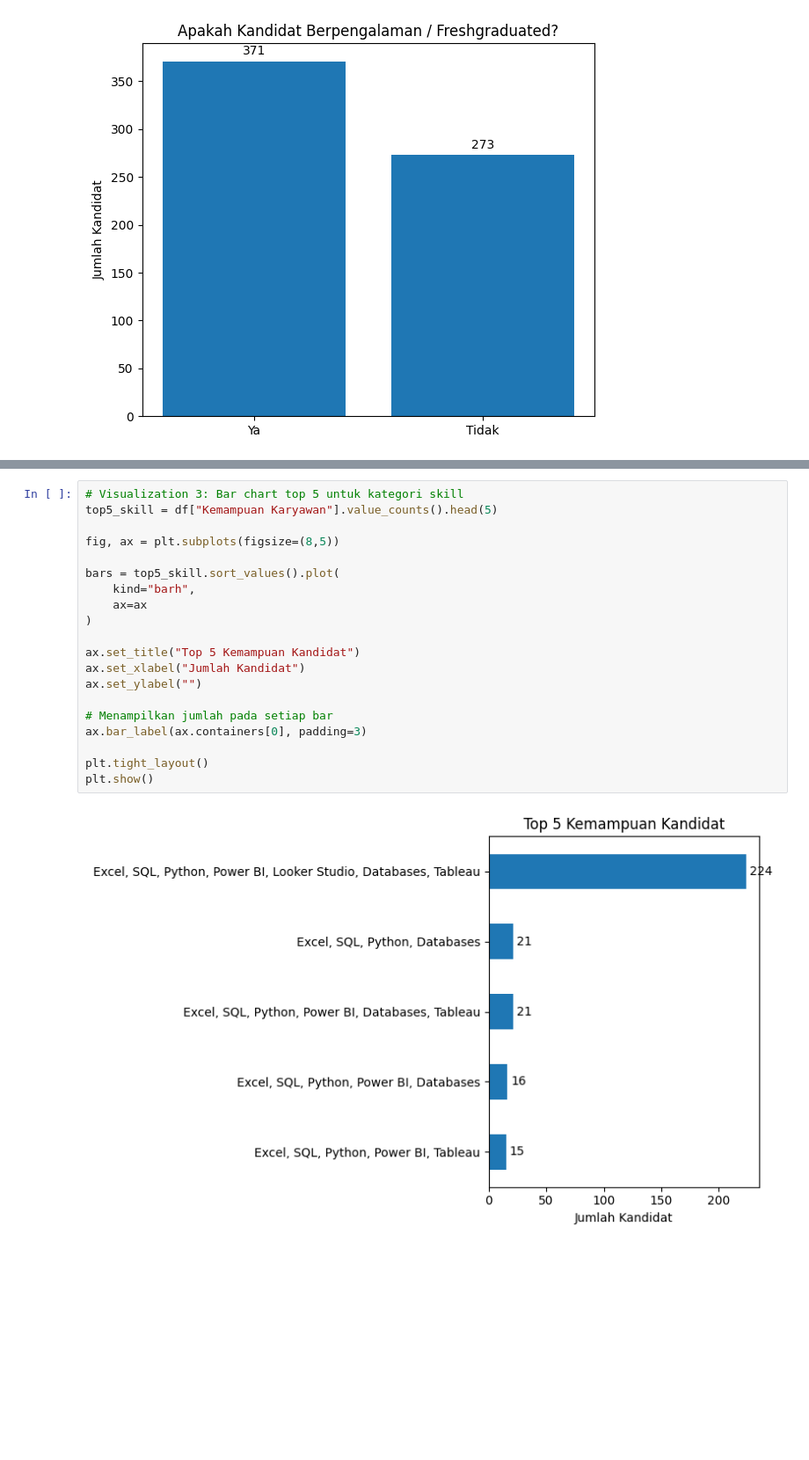
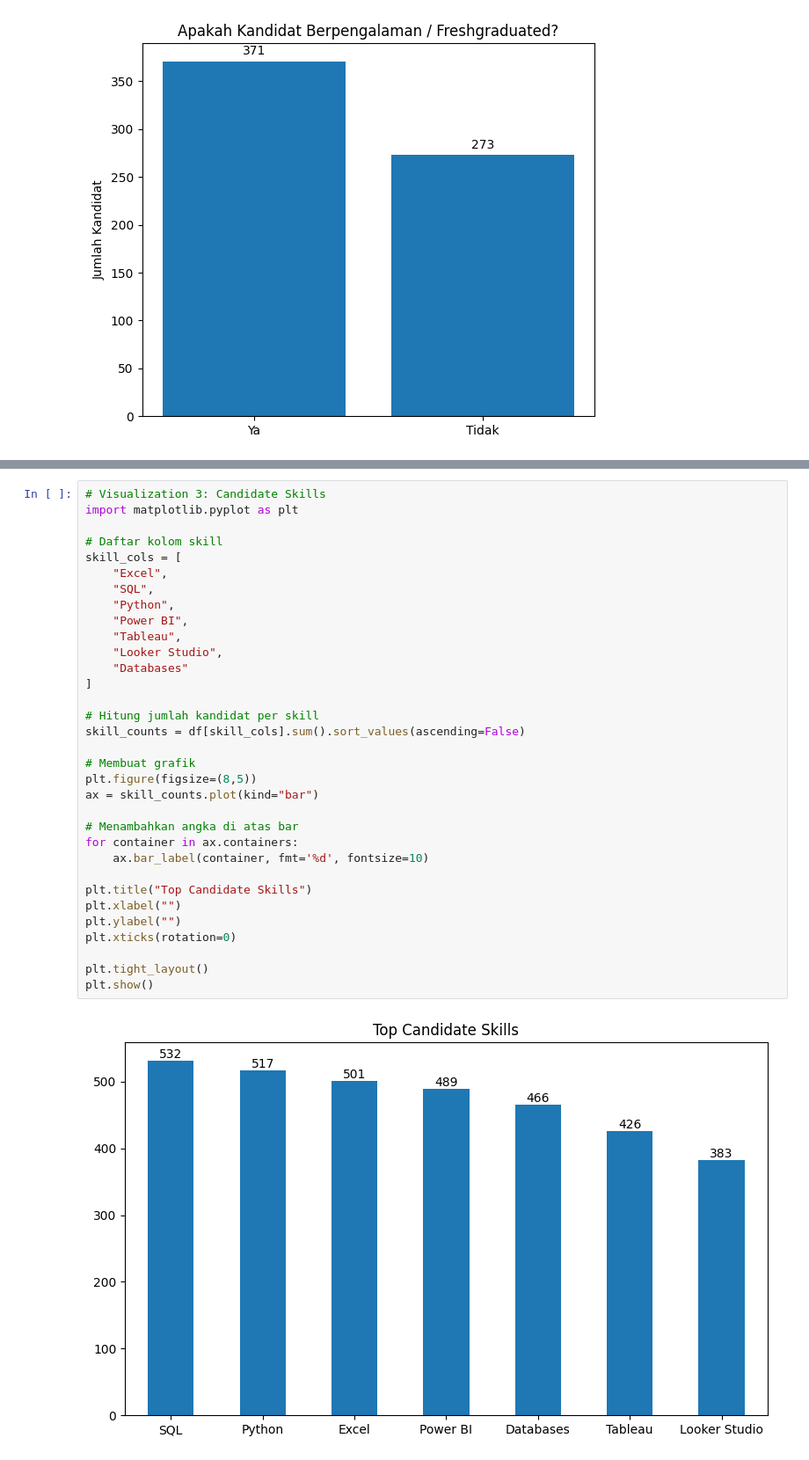
Before and after one commit to nura0201/Project-Recruitment-Analytics-Energy-Mining, a Jupyter notebook: Notebook/ExploratoryDataAnalysis.ipynb, the cells around one changed output, grey strips where cells are left out. Shown at 88% size. Saved outputs shown, nothing was run; the diff lists cells and outputs as text; blank space fills up the shorter version.

```diff
--- a/Notebook/ExploratoryDataAnalysis.ipynb
+++ b/Notebook/ExploratoryDataAnalysis.ipynb
@@ -184,23 +168,36 @@ plt.show()
-# %%
-# Visualization 3: Bar chart top 5 untuk kategori skill
-top5_skill = df["Kemampuan Karyawan"].value_counts().head(5)
-
-fig, ax = plt.subplots(figsize=(8,5))
-
-bars = top5_skill.sort_values().plot(
-    kind="barh",
-    ax=ax
-)
-
-ax.set_title("Top 5 Kemampuan Kandidat")
-ax.set_xlabel("Jumlah Kandidat")
-ax.set_ylabel("")
-
-# Menampilkan jumlah pada setiap bar
-ax.bar_label(ax.containers[0], padding=3)
-
-plt.tight_layout()
-plt.show()
-# %% [output]
-[figure, removed]
+# %%
+# Visualization 3: Candidate Skills
+import matplotlib.pyplot as plt
+
+# Daftar kolom skill
+skill_cols = [
+    "Excel",
+    "SQL",
+    "Python",
+    "Power BI",
+    "Tableau",
+    "Looker Studio",
+    "Databases"
+]
+
+# Hitung jumlah kandidat per skill
+skill_counts = df[skill_cols].sum().sort_values(ascending=False)
+
+# Membuat grafik
+plt.figure(figsize=(8,5))
+ax = skill_counts.plot(kind="bar")
+
+# Menambahkan angka di atas bar
+for container in ax.containers:
+    ax.bar_label(container, fmt='%d', fontsize=10)
+
+plt.title("Top Candidate Skills")
+plt.xlabel("")
+plt.ylabel("")
+plt.xticks(rotation=0)
+
+plt.tight_layout()
+plt.show()
+# %% [output]
+[figure, added]
 # %%
```
Also changed, not shown: parts of 8 cells of this notebook, 3 other files.
